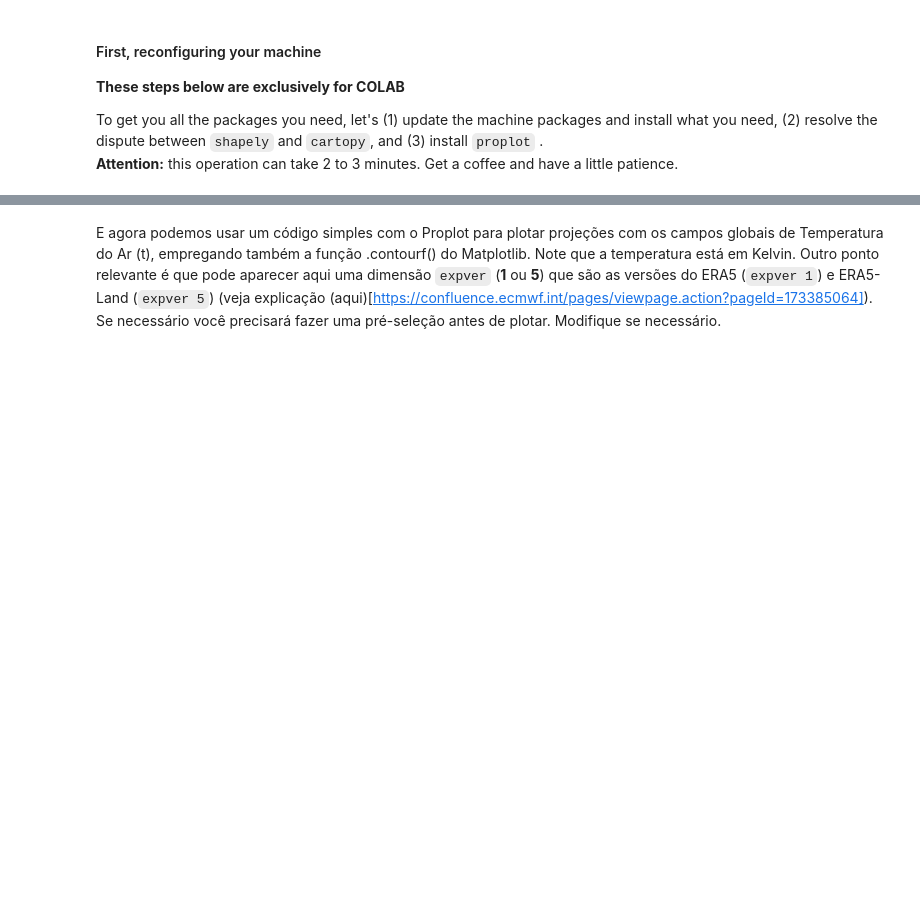
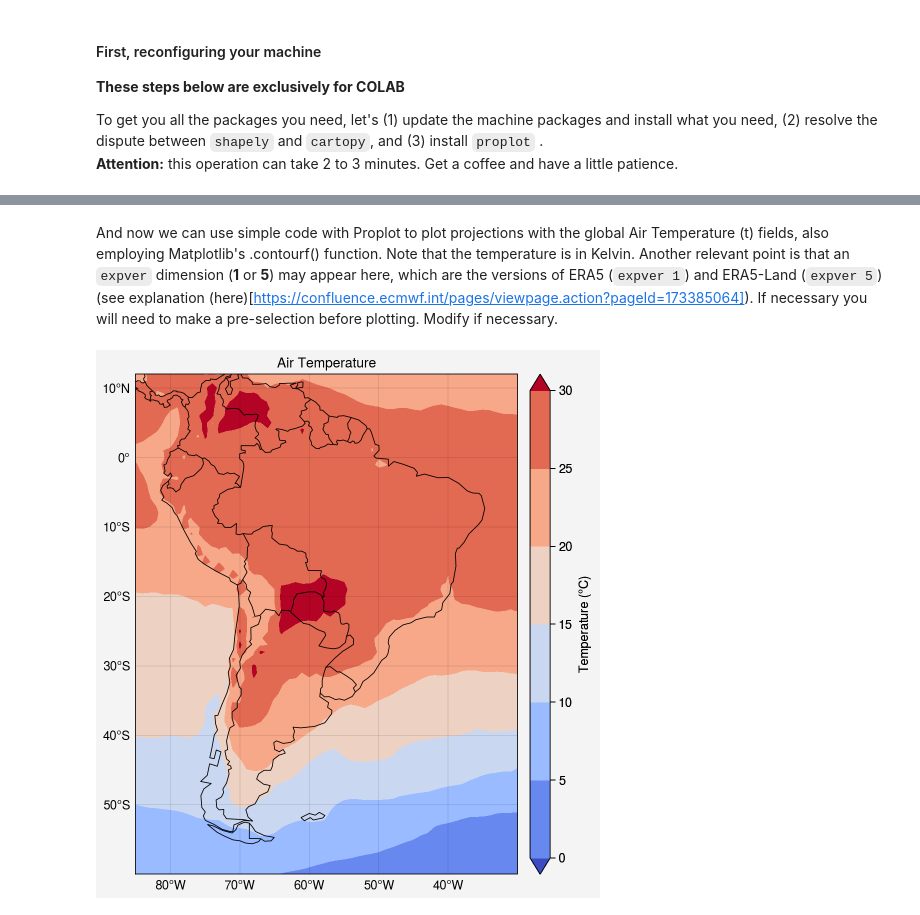
Before and after one commit to andrebelem/pythonverse, a Jupyter notebook: Ploting_ERA5_data_with_Proplot_using_COLAB_[PUBLIC].ipynb, the cells around one changed output, grey strips where cells are left out. Drawn from its saved outputs; the diff is of its cells as text; code cells hidden in the pictures; blank space fills up the shorter version.

```diff
--- a/Ploting_ERA5_data_with_Proplot_using_COLAB_[PUBLIC].ipynb
+++ b/Ploting_ERA5_data_with_Proplot_using_COLAB_[PUBLIC].ipynb
@@ -155,21 +180,23 @@ dset # para você dar uma olhadinha no que você baixou
 #air = dset['t'][-1,1,:,:] -273.15
 air = dset['t'][-1,:,:]-273.15
-# %% [markdown]
-E agora podemos usar um código simples com o Proplot para plotar projeções com os campos globais de Temperatura do Ar (t), empregando também a função .contourf() do Matplotlib. Note que a temperatura está em Kelvin. Outro ponto relevante é que pode aparecer aqui uma dimensão `expver` (**1** ou **5**) que são as versões do ERA5 (`expver 1`) e ERA5-Land (`expver 5`) (veja explicação (aqui)[https://confluence.ecmwf.int/pages/viewpage.action?pageId=173385064]). Se necessário você precisará fazer uma pré-seleção antes de plotar. Modifique se necessário.
+# %% [markdown]
+And now we can use simple code with Proplot to plot projections with the global Air Temperature (t) fields, also employing Matplotlib's .contourf() function. Note that the temperature is in Kelvin. Another relevant point is that an `expver` dimension (**1** or **5**) may appear here, which are the versions of ERA5 (`expver 1`) and ERA5-Land (`expver 5`) (see explanation (here)[https://confluence.ecmwf.int/pages/viewpage.action?pageId=173385064]). If necessary you will need to make a pre-selection before plotting. Modify if necessary.
 # %%
 import proplot as plot
 fig, ax = plot.subplots(axheight=5, tight=True,
                          proj='pcarree',)
 
 ax.format(coast=True, borders=True, innerborders=False,
           labels=True, latlines=10, lonlines=10,
           latlim=(12, -60), lonlim=(275, 330),
-          title='Temperatura do Ar')
+          title='Air Temperature')
 
 map1 = ax.contourf(dset['longitude'], dset['latitude'],
                    air,
                    cmap='coolwarm', levels=plot.arange(0, 30, 5),
                    extend='both')
 
-fig.colorbar(map1, loc='r', label='Temperatura ($\degree$C)')
+fig.colorbar(map1, loc='r', label='Temperature ($\degree$C)')
 plot.show()
+# %% [output]
+[figure, added]
```
Also changed, not shown: parts of 22 cells of this notebook.
